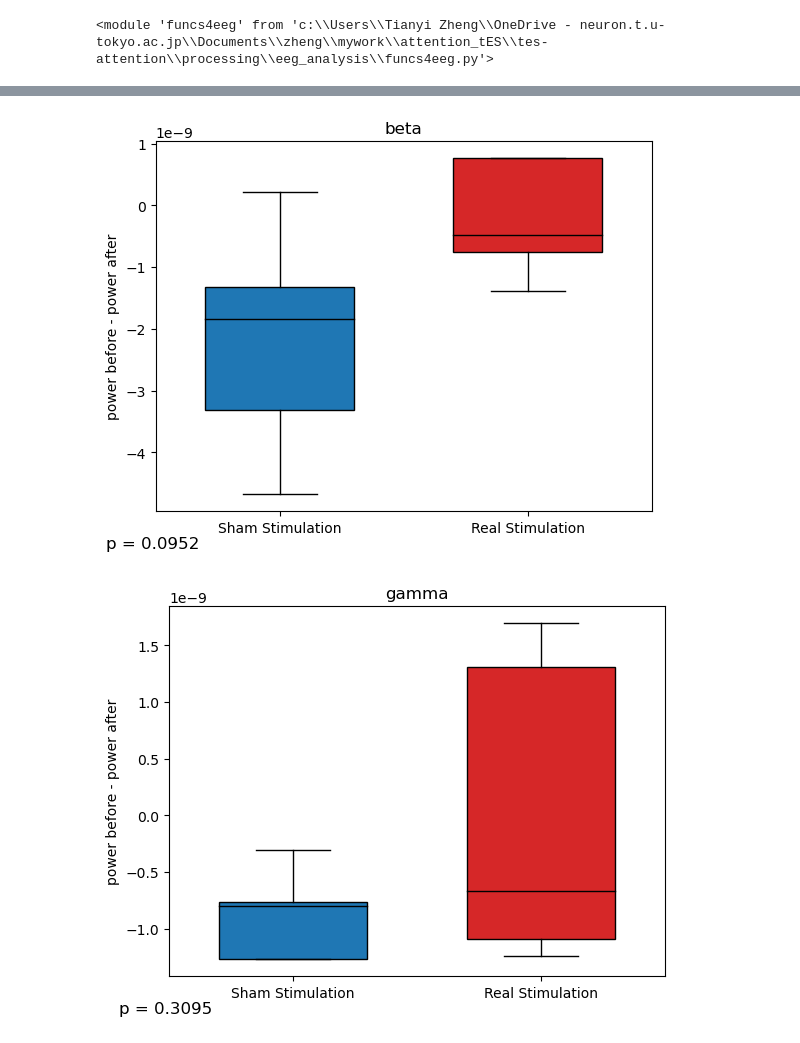
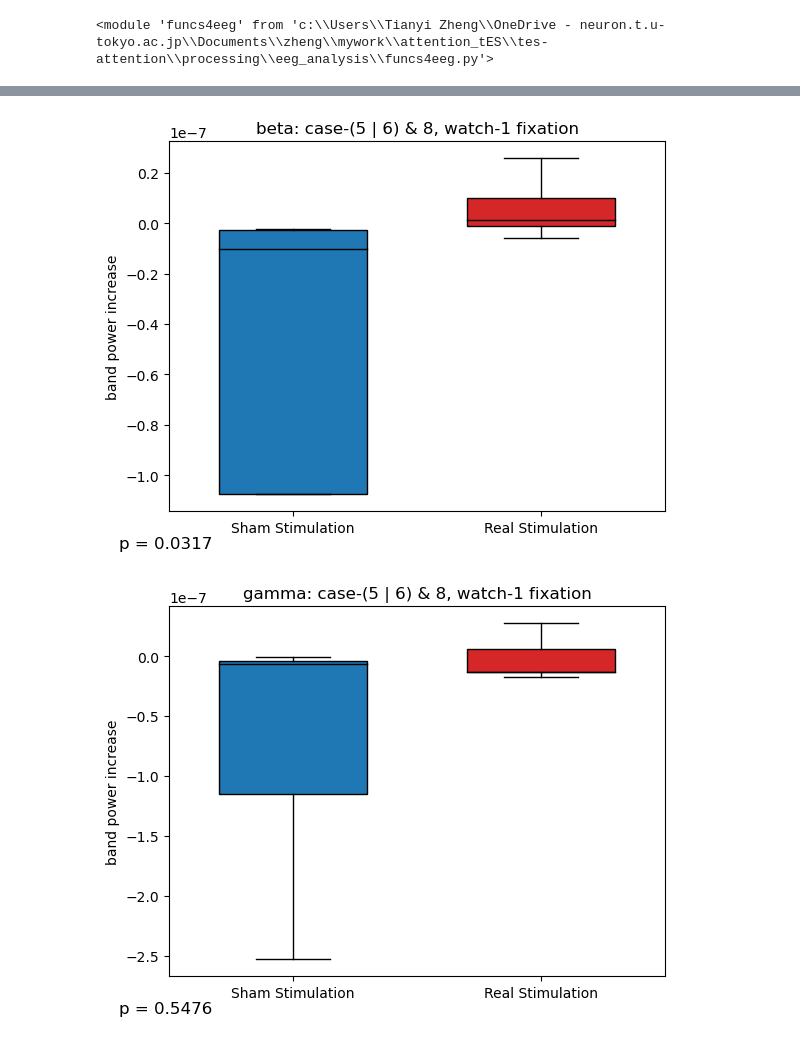
Before and after one commit to Shawnzty/tACS-Attention, a Jupyter notebook: processing/eeg_analysis/band_power.ipynb, the cells around one changed output, grey strips where cells are left out. Cells and saved outputs as stored; diff of their text form; code cells hidden in the pictures.

```diff
--- a/processing/eeg_analysis/band_power.ipynb
+++ b/processing/eeg_analysis/band_power.ipynb
@@ -29,10 +29,10 @@ band_power['band name'] = band_names
 band_power['f low'] = [band[0] for band in bands]
 band_power['f high'] = [band[1] for band in bands]
 # %%
-case='3 | 4'
-watch='11 stim'
-tmin = -0.5
-tmax = 0
+case='(5 | 6) & 8'
+watch='1 fixation'
+tmin = 0
+tmax = 2
 
 for band_name in band_names:
     fmin = band_power[band_power['band name'] == band_name]['f low'].values[0]
@@ -92,8 +92,8 @@ for compare_object in compare_objects:
         median.set_color('black')
 
     plt.xticks([1, 2], ['Sham Stimulation', 'Real Stimulation'])
-    plt.ylabel('power before - power after')
-    plt.title(compare_object)
+    plt.ylabel('band power increase')
+    plt.title(compare_object+": case-"+case+", watch-"+watch)
 
     # Perform the Mann-Whitney U test
     U, p_value = stats.mannwhitneyu(diff_sham, diff_real)
@@ -111,2 +111,2 @@ for compare_object in compare_objects:
-[figure, old version]
+[figure, new version]
-[figure, old version]
+[figure, new version]
```
Also changed, not shown: parts of 2 cells of this notebook, 5 other files.
